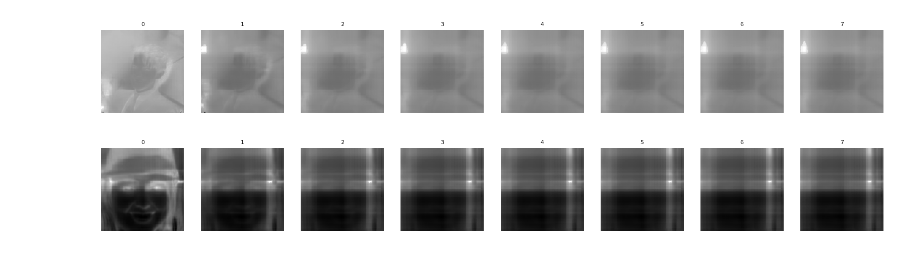
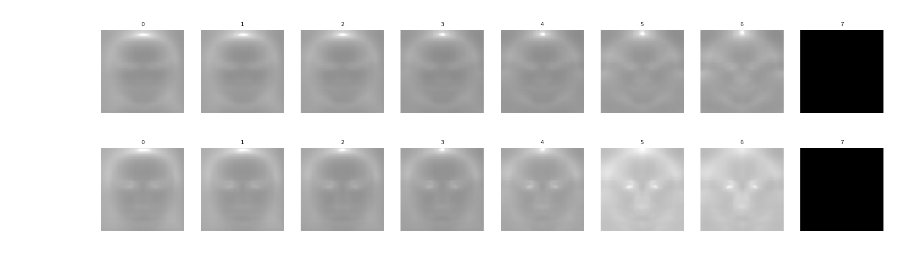
Before and after one commit to jim-xie-cn/Research-Deepfake-v2, a Jupyter notebook: preprocess.ipynb, the cells around one changed output. Saved outputs shown, nothing was run; the diff lists cells and outputs as text; code cells hidden in the pictures.

```diff
--- a/preprocess.ipynb
+++ b/preprocess.ipynb
@@ -35,0 +22,11 @@ print(real_alpha.shape,fake_alpha.shape)
+# %%
+real_mean = CImageUtils.read_image("./images/real-mean.exr")
+real_std = CImageUtils.read_image("./images/real-std.exr")
+real_mean = cv2.cvtColor(real_mean, cv2.COLOR_BGR2RGB)
+real_std = cv2.cvtColor(real_std, cv2.COLOR_BGR2RGB)
+CImageUtils.display([real_mean,real_std])
+fake_mean = CImageUtils.read_image("./images/fake-mean.exr")
+fake_std = CImageUtils.read_image("./images/fake-std.exr")
+fake_mean = cv2.cvtColor(fake_mean, cv2.COLOR_BGR2RGB)
+fake_std = cv2.cvtColor(fake_std, cv2.COLOR_BGR2RGB)
+CImageUtils.display([fake_mean,fake_std])
@@ -36,8 +118,8 @@ print(real_alpha.shape,fake_alpha.shape)
 # %%
-real_gray = CImageAlpha(real_img,isRes=True).get_gray_alpha(count=8)
-fake_gray = CImageAlpha(fake_img,isRes=True).get_gray_alpha(count=8)
+real_gray = CImageAlpha(real_mean).get_gray_alpha(count=8)
+fake_gray = CImageAlpha(fake_mean).get_gray_alpha(count=8)
 CImageUtils.display(real_gray)
 CImageUtils.display(fake_gray)
 # %% [output]
-[figure, old version]
+[figure, new version]
-[figure, old version]
+[figure, new version]
```
Also changed, not shown: parts of 19 cells of this notebook, 4 other files.
